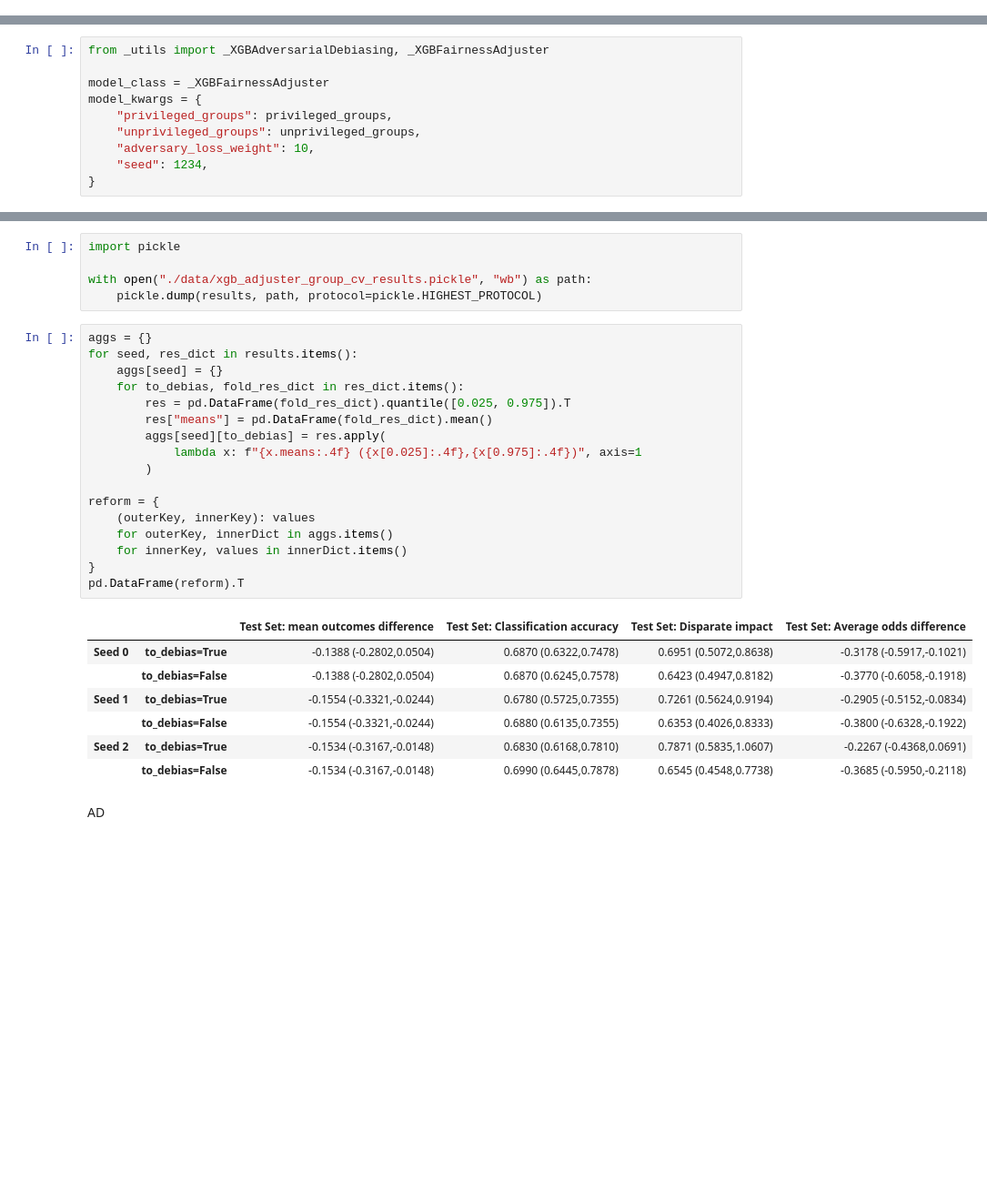
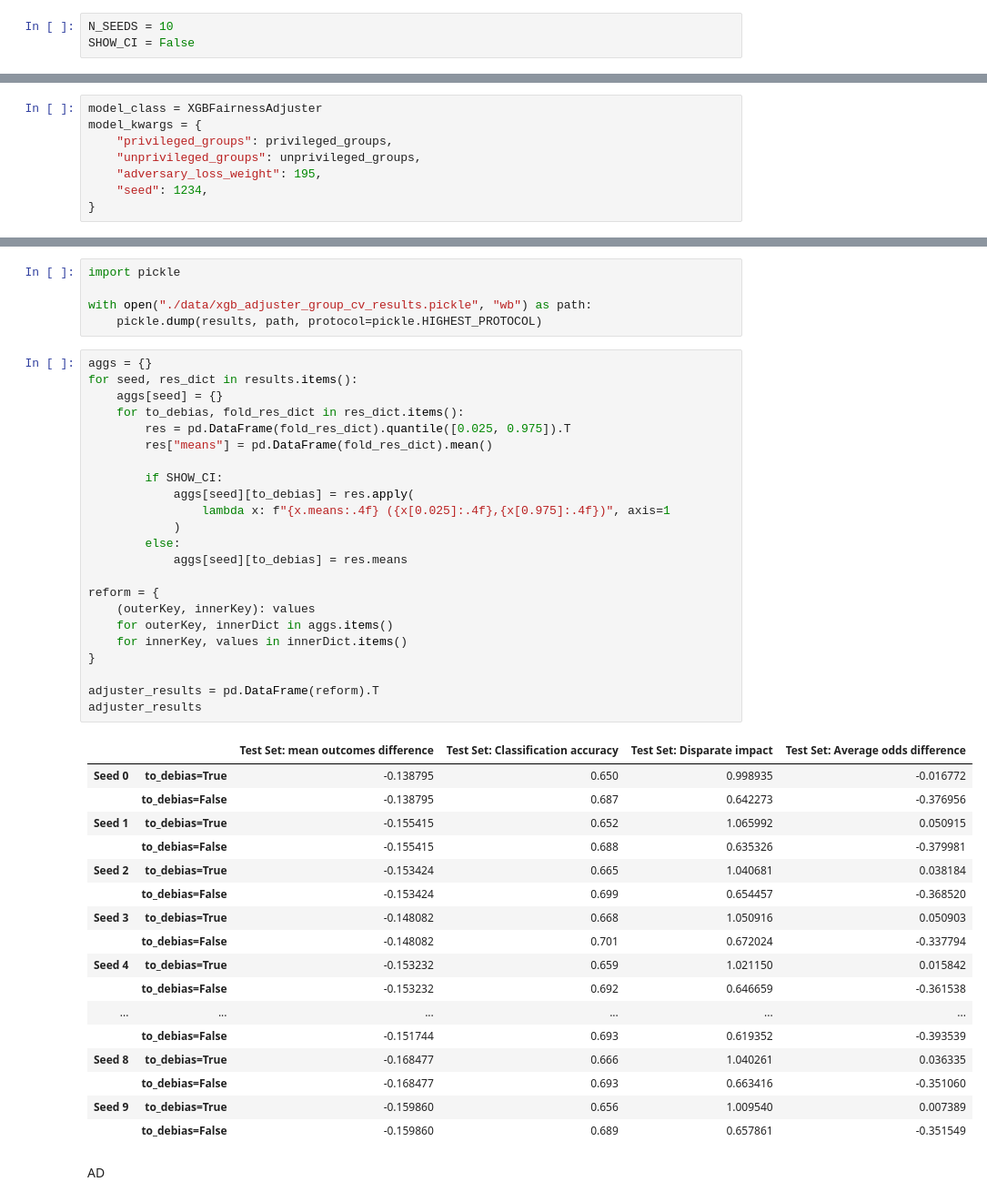
Before and after one commit to eberhard-leander/AIF360_dev, a Jupyter notebook: examples/1_2_CV_xgb_AD_and_adjuster.ipynb, the cells around one changed output, grey strips where cells are left out. Shown at 91% size. Drawn from its saved outputs; the diff is of its cells as text; blank space fills up the shorter version.

```diff
--- a/examples/1_2_CV_xgb_AD_and_adjuster.ipynb
+++ b/examples/1_2_CV_xgb_AD_and_adjuster.ipynb
@@ -37,3 +52,6 @@ tf.disable_eager_execution()
+# %%
+N_SEEDS = 10
+SHOW_CI = False
 # %%
 dataset_orig = load_preproc_data_german(["age", "sex"])
 privileged_groups = [{"age": 1}]
@@ -151,13 +169,11 @@ def cross_validate_seeds(
 # %% [markdown]
 Fairness adjuster
 # %%
-from _utils import _XGBAdversarialDebiasing, _XGBFairnessAdjuster
-
-model_class = _XGBFairnessAdjuster
+model_class = XGBFairnessAdjuster
 model_kwargs = {
     "privileged_groups": privileged_groups,
     "unprivileged_groups": unprivileged_groups,
-    "adversary_loss_weight": 10,
+    "adversary_loss_weight": 195,
     "seed": 1234,
 }
 # %%
@@ -194,28 +212,44 @@ with open("./data/xgb_adjuster_group_cv_results.pickle", "wb") as path:
 # %%
 aggs = {}
 for seed, res_dict in results.items():
     aggs[seed] = {}
     for to_debias, fold_res_dict in res_dict.items():
         res = pd.DataFrame(fold_res_dict).quantile([0.025, 0.975]).T
         res["means"] = pd.DataFrame(fold_res_dict).mean()
-        aggs[seed][to_debias] = res.apply(
-            lambda x: f"{x.means:.4f} ({x[0.025]:.4f},{x[0.975]:.4f})", axis=1
-        )
+
+        if SHOW_CI:
+            aggs[seed][to_debias] = res.apply(
+                lambda x: f"{x.means:.4f} ({x[0.025]:.4f},{x[0.975]:.4f})", axis=1
+            )
+        else:
+            aggs[seed][to_debias] = res.means
 
 reform = {
     (outerKey, innerKey): values
     for outerKey, innerDict in aggs.items()
     for innerKey, values in innerDict.items()
 }
-pd.DataFrame(reform).T
+
+adjuster_results = pd.DataFrame(reform).T
+adjuster_results
 # %% [output]
 |  |  | Test Set: mean outcomes difference | Test Set: Classification accuracy | Test Set: Disparate impact | Test Set: Average odds difference |
-| Seed 0 | to_debias=True | -0.1388 (-0.2802,0.0504) | 0.6870 (0.6322,0.7478) | 0.6951 (0.5072,0.8638) | -0.3178 (-0.5917,-0.1021) |
-|  | to_debias=False | -0.1388 (-0.2802,0.0504) | 0.6870 (0.6245,0.7578) | 0.6423 (0.4947,0.8182) | -0.3770 (-0.6058,-0.1918) |
-| Seed 1 | to_debias=True | -0.1554 (-0.3321,-0.0244) | 0.6780 (0.5725,0.7355) | 0.7261 (0.5624,0.9194) | -0.2905 (-0.5152,-0.0834) |
-|  | to_debias=False | -0.1554 (-0.3321,-0.0244) | 0.6880 (0.6135,0.7355) | 0.6353 (0.4026,0.8333) | -0.3800 (-0.6328,-0.1922) |
-| Seed 2 | to_debias=True | -0.1534 (-0.3167,-0.0148) | 0.6830 (0.6168,0.7810) | 0.7871 (0.5835,1.0607) | -0.2267 (-0.4368,0.0691) |
-|  | to_debias=False | -0.1534 (-0.3167,-0.0148) | 0.6990 (0.6445,0.7878) | 0.6545 (0.4548,0.7738) | -0.3685 (-0.5950,-0.2118) |
+| Seed 0 | to_debias=True | -0.138795 | 0.650 | 0.998935 | -0.016772 |
+|  | to_debias=False | -0.138795 | 0.687 | 0.642273 | -0.376956 |
+| Seed 1 | to_debias=True | -0.155415 | 0.652 | 1.065992 | 0.050915 |
+|  | to_debias=False | -0.155415 | 0.688 | 0.635326 | -0.379981 |
+| Seed 2 | to_debias=True | -0.153424 | 0.665 | 1.040681 | 0.038184 |
+|  | to_debias=False | -0.153424 | 0.699 | 0.654457 | -0.368520 |
+| Seed 3 | to_debias=True | -0.148082 | 0.668 | 1.050916 | 0.050903 |
+|  | to_debias=False | -0.148082 | 0.701 | 0.672024 | -0.337794 |
+| Seed 4 | to_debias=True | -0.153232 | 0.659 | 1.021150 | 0.015842 |
+|  | to_debias=False | -0.153232 | 0.692 | 0.646659 | -0.361538 |
+| ... | ... | ... | ... | ... | ... |
+|  | to_debias=False | -0.151744 | 0.693 | 0.619352 | -0.393539 |
+| Seed 8 | to_debias=True | -0.168477 | 0.666 | 1.040261 | 0.036335 |
+|  | to_debias=False | -0.168477 | 0.693 | 0.663416 | -0.351060 |
+| Seed 9 | to_debias=True | -0.159860 | 0.656 | 1.009540 | 0.007389 |
+|  | to_debias=False | -0.159860 | 0.689 | 0.657861 | -0.351549 |
 # %% [markdown]
 AD
 # %%
```
Also changed, not shown: parts of 9 cells of this notebook, 3 other files.
